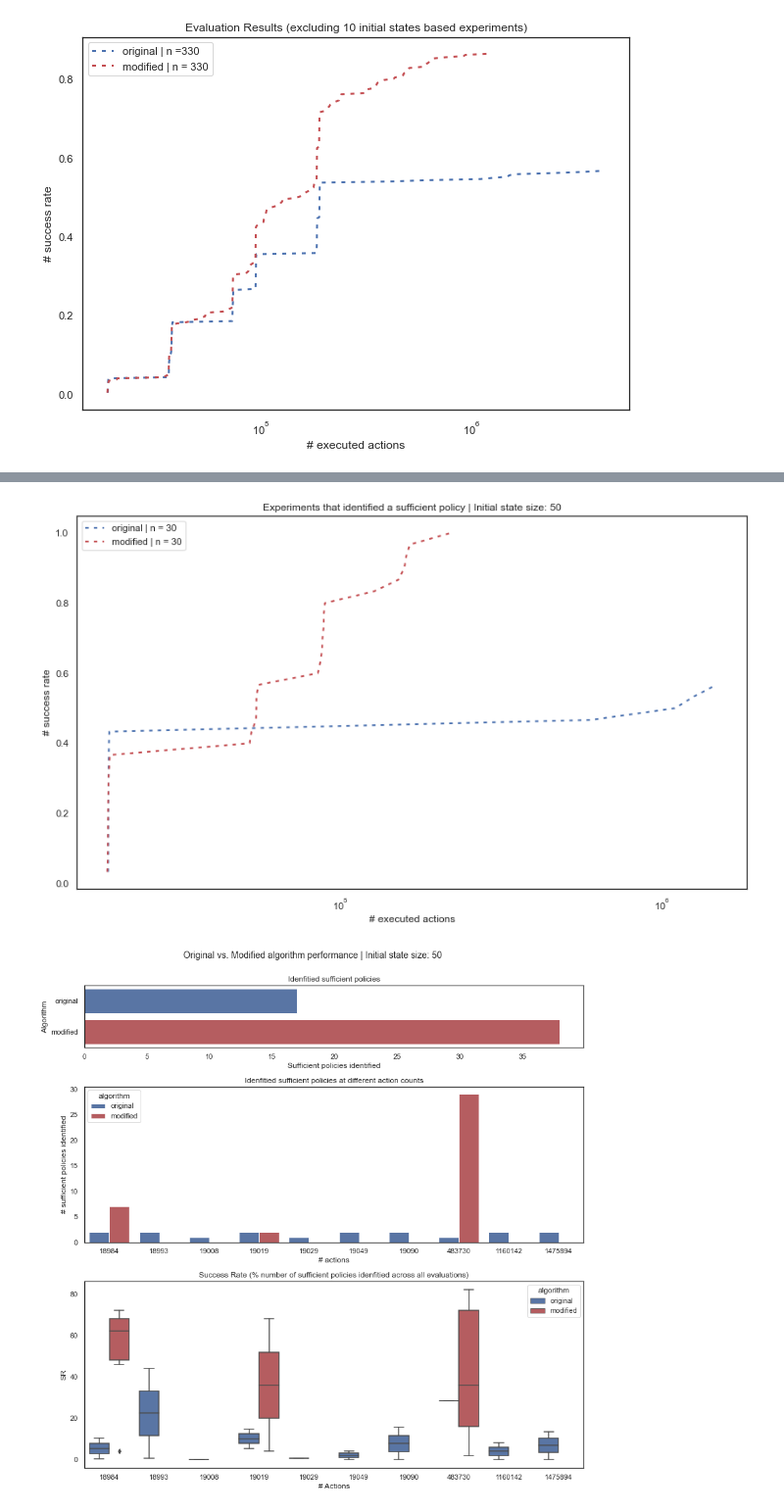
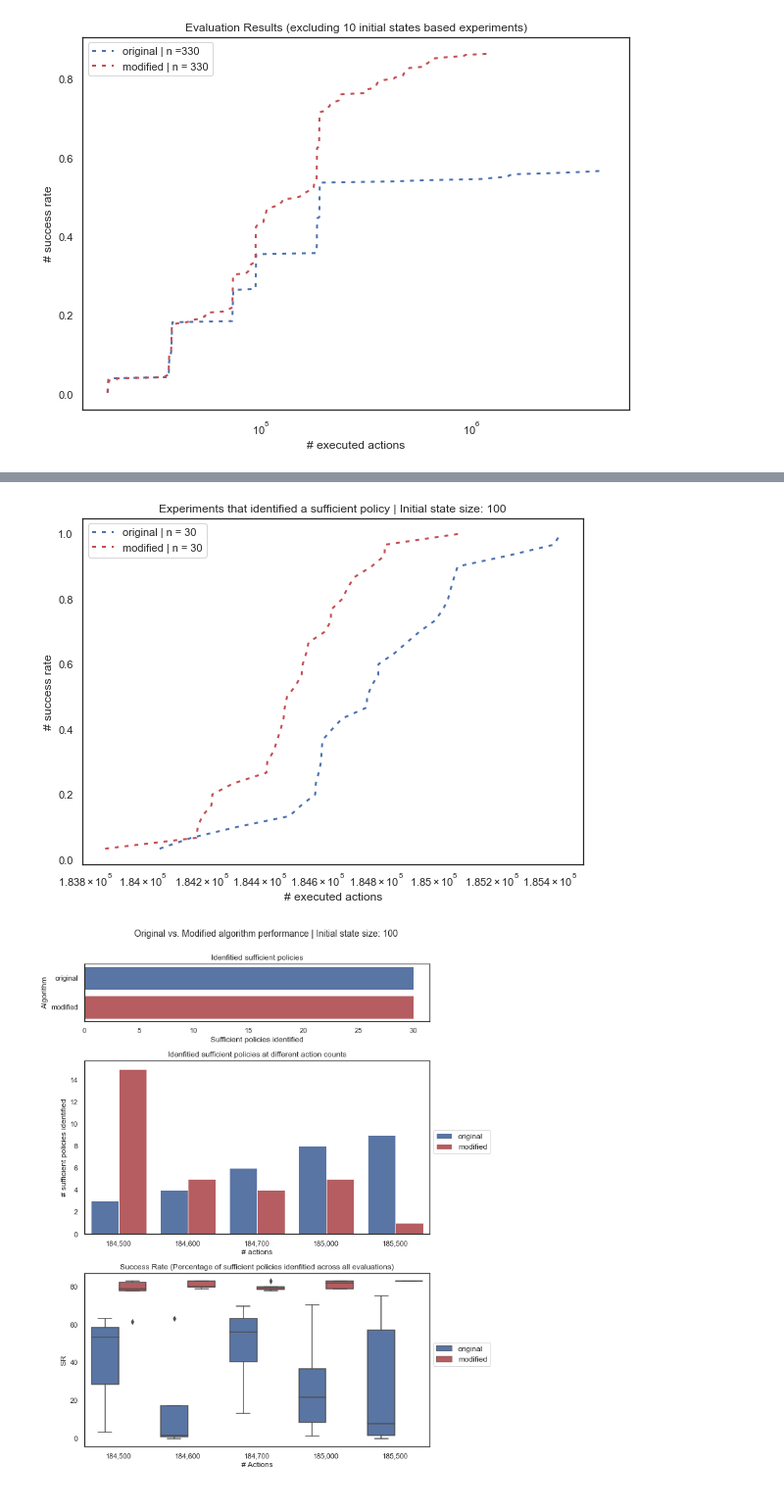
Before and after one commit to PandulaP/RL_Research, a Jupyter notebook: Pb_policy_iteration/cart_pole_modified_env/modified_algo_analysis/mod_vs_original_algo_experiments/evaluation_results.ipynb, the cells around one changed output, grey strips where cells are left out. Shown at 98% size. Cells and saved outputs as stored; diff of their text form; code cells hidden in the pictures.

Commit message:
new evaulation plots generated for different init. states, rollouts, and init. state-rollout combinations

```diff
--- a/Pb_policy_iteration/cart_pole_modified_env/modified_algo_analysis/mod_vs_original_algo_experiments/evaluation_results.ipynb
+++ b/Pb_policy_iteration/cart_pole_modified_env/modified_algo_analysis/mod_vs_original_algo_experiments/evaluation_results.ipynb
@@ -449,7 +446,7 @@ summary_1_m
 # %%
 summary_final = pd.concat([summary_1, summary_1_m])
-summary_final.sort_index(inplace=True)
 summary_final.reset_index(inplace=True)
+summary_final.sort_values(by = ['action_num_ceiling', 'algorithm'], inplace=True)
 summary_final
 # %% [output]
 |  | action_num_ceiling | num_records | avg_sr | meadian_sr | std_sr | first_qtile | third_qtile | algorithm |
@@ -519,4 +512,5 @@ action_sr_pairs_df_final.head()
 # %%
+import matplotlib.ticker as tkr
 fig, ax = plt.subplots(figsize=(12,8))
 
 my_pal = {"original": "b", "modified": "e"}
@@ -531,5 +525,7 @@ sns.boxplot(y = 'sr'
 plt.title('Original vs. Modified algorithm performance')
 plt.ylabel('SR')
 plt.xlabel('# Actions')
+labels = [format(int(t.get_text()),",") for t in ax.get_xticklabels()]
+ax.set_xticklabels(labels)
 plt.tight_layout()
 # %% [output]
@@ -537,5 +536,5 @@ plt.tight_layout()
 # %%
-# Single function to generate all evaluation results
+# Function to generate all evaluation results
 
 def generate_eval_df(eval_results_original_df, eval_results_modified_df, num_init_states:int = None, num_rollouts:int = None):
     """
@@ -662,7 +661,7 @@ def generate_eval_df(eval_results_original_df, eval_results_modified_df, num_ini
     action_sr_pairs_modified_df_2.loc[:,'cum_pct_sr']  = action_sr_pairs_modified_df_2.pct_sr.cumsum()
 
     # Plot the cummulative SR plot
-    fig, ax = plt.subplots(figsize=(14, 8))
+    fig, ax = plt.subplots(figsize=(8, 6))
     ax.plot(action_sr_pairs_original_df_2.actions
             , action_sr_pairs_original_df_2.cum_pct_sr
             , linestyle=':'
@@ -685,7 +684,7 @@ def generate_eval_df(eval_results_original_df, eval_results_modified_df, num_ini
     plt.title(f"Experiments that identified a sufficient policy | Initial state size: {num_init_states if num_init_states is not None else 'All-States'}")
     plt.legend(loc = 'upper left')
     plt.xscale('log')
-    plt.show()
+    plt.tight_layout()
 
 
     ### Create Box-Plots & Compute SR metrics ###
@@ -697,11 +696,11 @@ def generate_eval_df(eval_results_original_df, eval_results_modified_df, num_ini
 
     bins_reduced_original = []
 
-    for val in np.arange(0, 1.1, 0.1):
+    for val in np.arange(0, 1.1, 0.2):
         if val == 1:
-            bins_reduced_original.append(int(action_sr_pairs_original_df_1.actions.quantile(val)+1))
+            bins_reduced_original.append(round(int(action_sr_pairs_original_df_1.actions.quantile(val)+99),-2))
         else:
-            bins_reduced_original.append(int(action_sr_pairs_original_df_1.actions.quantile(val)-1))
+            bins_reduced_original.append(round(int(action_sr_pairs_original_df_1.actions.quantile(val)-99),-2))
 
     # Create a new column with the bins
     action_sr_pairs_original_df_1.loc[:,'action_bins'] = pd.cut(action_sr_pairs_original_df_1.actions, bins_reduced_original)
@@ -773,7 +772,7 @@ def generate_eval_df(eval_results_original_df, eval_results_modified_df, num_ini
     action_sr_pairs_final_df = pd.concat([action_sr_pairs_original_df_1, action_sr_pairs_modified_df_1])
     action_sr_pairs_final_df.sort_values('actions', inplace=True)
 
-    fig, ax = plt.subplots(nrows=3, ncols=1, figsize=(12,12), gridspec_kw={'height_ratios': [2, 5, 6]})
+    fig, ax = plt.subplots(nrows=3, ncols=1, figsize=(10,12), gridspec_kw={'height_ratios': [1, 3, 3]})
 
     sns.barplot( x  = 'num_records'
                 , y = 'algorithm'
@@ -797,6 +796,10 @@ def generate_eval_df(eval_results_original_df, eval_results_modified_df, num_ini
     ax[1].set_title('Idenfitied sufficient policies at different action counts')
     ax[1].set_ylabel('# sufficient policies identified')
     ax[1].set_xlabel('# actions')
+    labels = [format(int(float(t.get_text())),",") for t in ax[1].get_xticklabels()]
+    ax[1].set_xticklabels(labels)
+    ax[1].legend(bbox_to_anchor=(1.01, 0.6), loc=2, borderaxespad=0., fontsize=12)
+
 
     sns.boxplot(y = 'sr'
                 , x = 'action_num_ceiling'
@@ -805,10 +808,12 @@ def generate_eval_df(eval_results_original_df, eval_results_modified_df, num_ini
                 , palette = ['b','r']
                 , data = action_sr_pairs_final_df
                 , ax = ax[2])
-    ax[2].set_title(f"Success Rate (% number of sufficient policies idenfitied across all evaluations)")
+    ax[2].set_title(f"Success Rate (Percentage of sufficient policies idenfitied across all evaluations)")
     ax[2].set_ylabel('SR')
     ax[2].set_xlabel('# Actions')
-    #plt.xscale('log')
+    labels = [format(int(float(t.get_text())),",") for t in ax[2].get_xticklabels()]
+    ax[2].set_xticklabels(labels)
+    ax[2].legend(bbox_to_anchor=(1.01, 0.6), loc=2, borderaxespad=0., fontsize=12)
 
     fig.suptitle(f"Original vs. Modified algorithm performance | Initial state size: {num_init_states if num_init_states is not None else 'All-States'}\n"
                 , fontsize = 14)
@@ -879,8 +902,8 @@ generate_eval_df(eval_full_file_original
 # %%
 generate_eval_df(eval_full_file_original
                 , eval_full_file_modified
-                , num_init_states = 50
-                , num_rollouts = 10)
+                , num_init_states = 100
+                , num_rollouts = 50)
 # %% [output]
-[figure, old version]
+[figure, new version]
-[figure, old version]
+[figure, new version]
```
Also changed, not shown: parts of 23 cells of this notebook.
